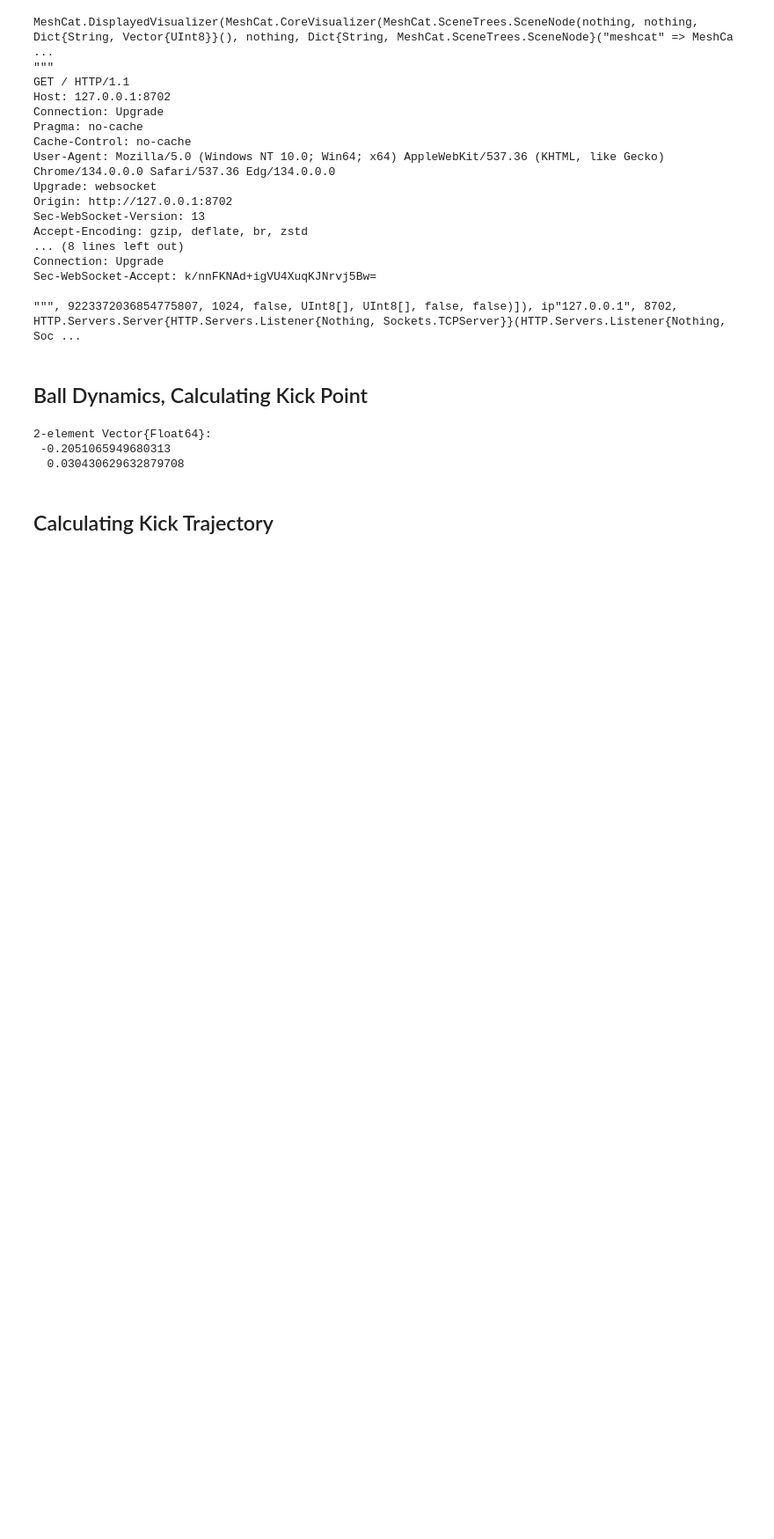
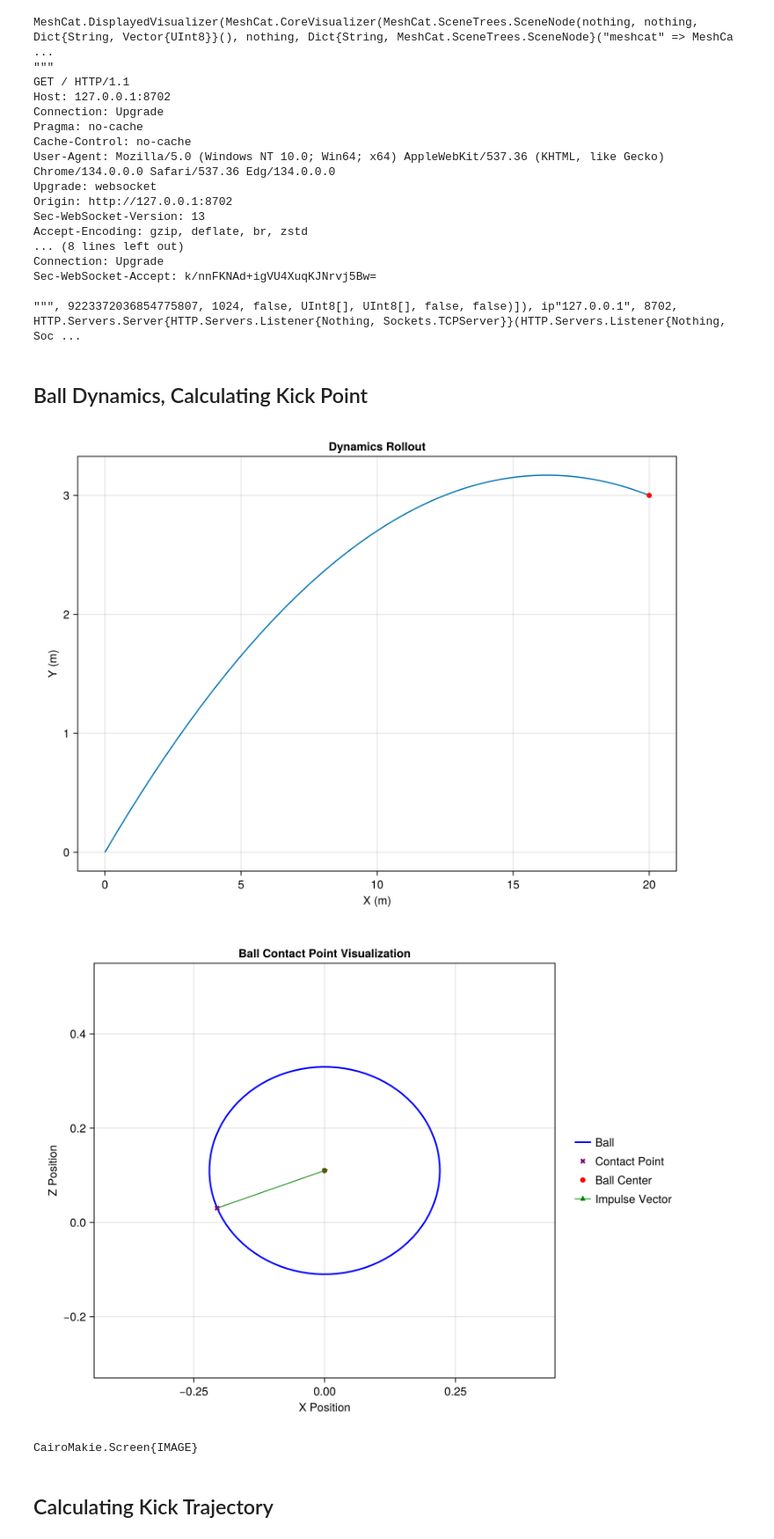
Before and after one commit to oberton31/16745_Unitree_G1_Goal_Kicking, a Jupyter notebook: src/humanoid_ball_kicking_sparse.ipynb, the cells around one changed output. Shown at 88% size. Saved outputs shown, nothing was run; the diff lists cells and outputs as text; code cells hidden in the pictures; blank space fills up the shorter version.

Commit message:
fixing ball kick point visualization

```diff
--- a/src/humanoid_ball_kicking_sparse.ipynb
+++ b/src/humanoid_ball_kicking_sparse.ipynb
@@ -190,17 +190,16 @@ Sec-WebSocket-Accept: k/nnFKNAd+igVU4XuqKJNrvj5Bw=
 # %% [markdown]
 ## Ball Dynamics, Calculating Kick Point
 # %%
-# TODO: Plots is not working, swich to cairomakie
 q_i = [0.0, 0.0] # Note, this is in the X-Z Plane only, y value will be assigned manually after the fact
 q_des = [20.0, 3.0]
 J = optimize_impulse(q_des, q_i) # Can also specify mass
-#dynamics_rollout(J, q_des, q_i)
+dynamics_rollout(J, q_des, q_i)
 p_c = get_contact_point(J) # Can also specify radius of ball
-#visualize_contact(J, p_c)
+visualize_contact(J, p_c)
 # %% [output]
+[figure, added]
+[figure, added]
-2-element Vector{Float64}:
- -0.2051065949680313
-  0.030430629632879708
+CairoMakie.Screen{IMAGE}
 # %% [markdown]
 ## Calculating Kick Trajectory
 # %%
```
Also changed, not shown: 1 other file.
